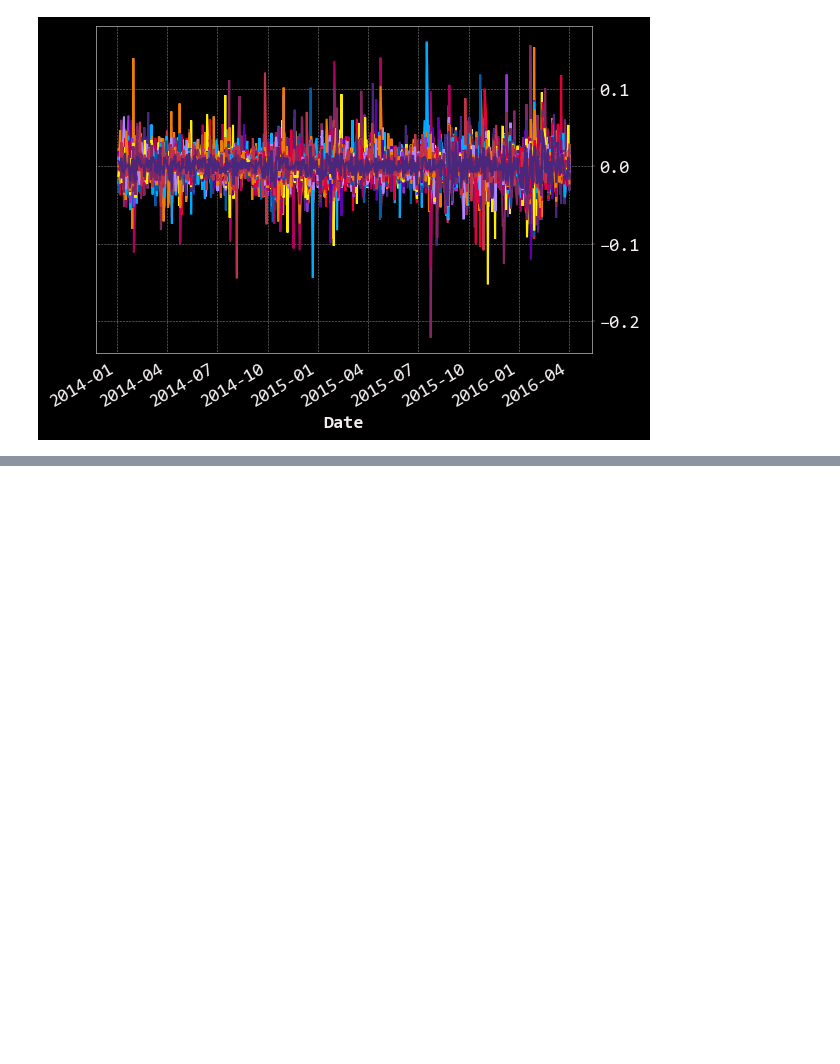
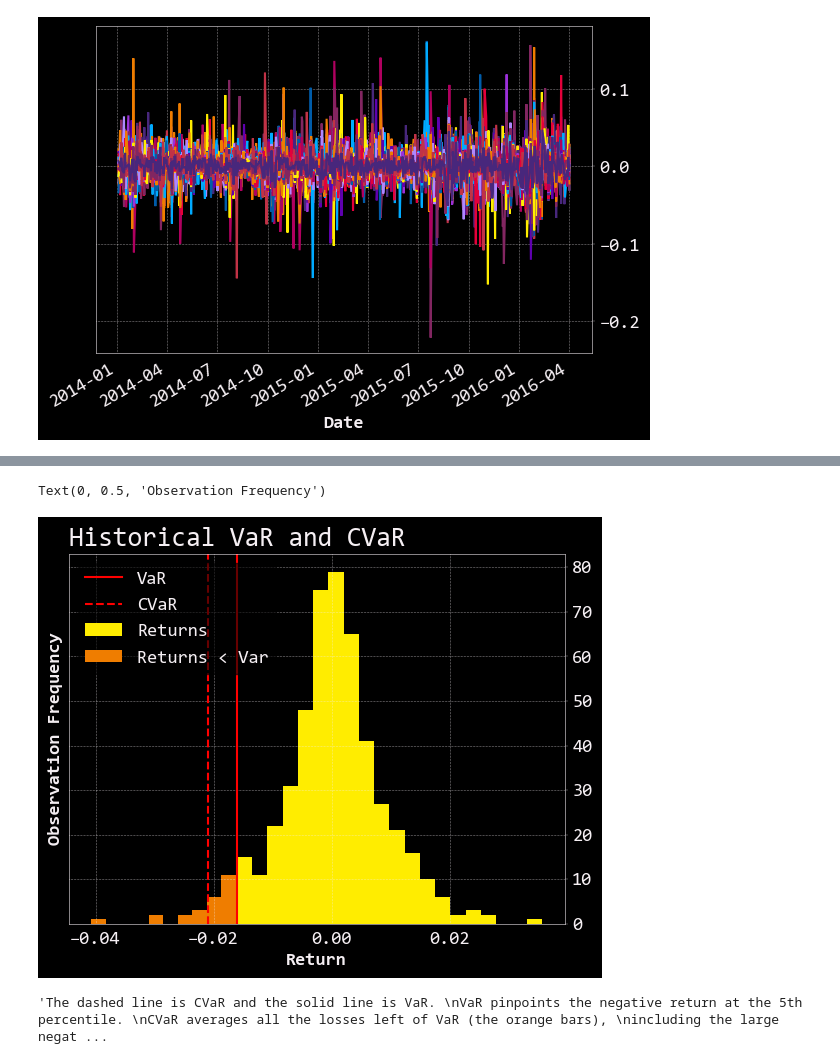
Before and after one commit to ramiiial/quant_projects, a Jupyter notebook: riskAnalysis/cvar.ipynb, the cells around one changed output, grey strips where cells are left out. Drawn from its saved outputs; the diff is of its cells as text; code cells hidden in the pictures; blank space fills up the shorter version.

```diff
--- a/riskAnalysis/cvar.ipynb
+++ b/riskAnalysis/cvar.ipynb
@@ -104,0 +116,15 @@ plt.ylabel('Observation Frequency');
+# %%
+def cvar(
+        value_invested,
+        returns,
+        weights,
+        alpha = 0.95,
+        lookback_days = 500
+):
+    var = value_at_risk(value_invested, returns, weights, alpha, lookback_days = lookback_days)
+
+    returns = returns.fillna(0.0)
+    portfolio_returns = returns.iloc[-lookback_days:].dot(weights)
+    var_pct_loss = var/ value_invested
+
+    return np.nanmean(portfolio_returns[portfolio_returns < var_pct_loss]) * value_invested
@@ -104,0 +148,31 @@ plt.ylabel('Observation Frequency');
+# %%
+lookback_days = 500
+
+portfolio_returns = returns.fillna(0.0).iloc[-lookback_days:].dot(weights)
+
+portfolio_VaR = value_at_risk(value_invested, returns, weights)
+portfolio_VaR_return = portfolio_VaR / value_invested
+
+portfolio_CVaR = cvar(value_invested, returns, weights)
+portfolio_CVaR_return = portfolio_CVaR / value_invested
+
+plt.hist(portfolio_returns[portfolio_returns > portfolio_VaR_return], bins = 20)
+plt.hist(portfolio_returns[portfolio_returns < portfolio_VaR_return], bins = 10)
+plt.axvline(portfolio_VaR_return, color = 'red', linestyle = 'solid')
+plt.axvline(portfolio_CVaR_return, color = 'red', linestyle = 'dashed')
+plt.legend(['VaR', 'CVaR', 'Returns', 'Returns < Var'])
+plt.title('Historical VaR and CVaR')
+plt.xlabel('Return')
+plt.ylabel('Observation Frequency')
+# %% [output]
+Text(0, 0.5, 'Observation Frequency')
+[figure, added]
+# %%
+"""The dashed line is CVaR and the solid line is VaR.
+VaR pinpoints the negative return at the 5th percentile.
+CVaR averages all the losses left of VaR (the orange bars),
+including the large negative return. Returns are not normally distributed.
+CVaR captures it.
+"""
+# %% [output]
+'The dashed line is CVaR and the solid line is VaR. \nVaR pinpoints the negative return at the 5th percentile. \nCVaR averages all the losses left of VaR (the orange bars), \nincluding the large negat ...
```
Also changed, not shown: parts of 7 cells of this notebook.
